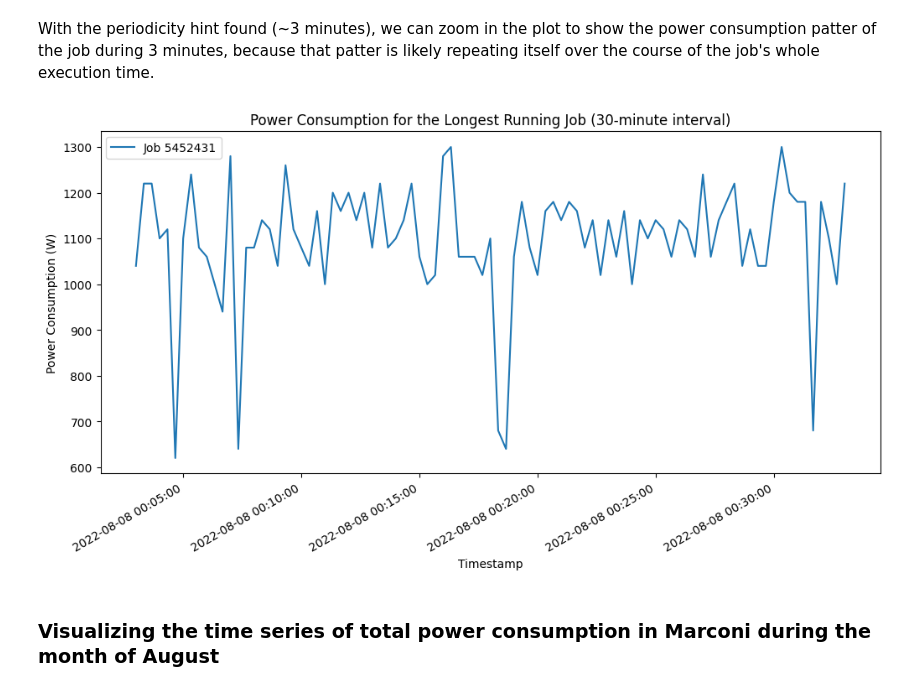
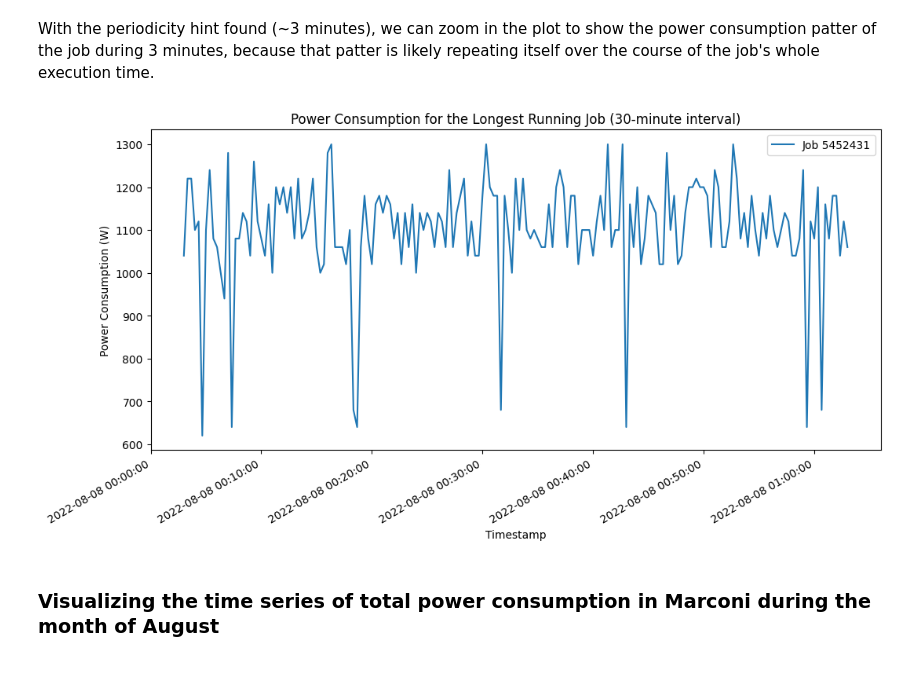
Before and after one commit to Marthyna/hpc-energy-consumption-profiling, a Jupyter notebook: notes/experiments_multinode.ipynb, the cells around one changed output. Drawn from its saved outputs; the diff is of its cells as text; code cells hidden in the pictures.

```diff
--- a/notes/experiments_multinode.ipynb
+++ b/notes/experiments_multinode.ipynb
@@ -237,20 +237,20 @@ With the periodicity hint found (~3 minutes), we can zoom in the plot to show th
 # %%
 interval_data = longest_running_job_power[
     (longest_running_job_power[timestamp_col] >= start_time) &
-    (longest_running_job_power[timestamp_col] <= start_time + pd.Timedelta(minutes=30))
+    (longest_running_job_power[timestamp_col] <= start_time + pd.Timedelta(minutes=60))
 ]
 
 plt.figure(figsize=(12, 6))
 plt.plot(interval_data[timestamp_col], interval_data[power_col], label=f'Job {longest_running_job_row["job_id"]}')
 plt.title(f'Power Consumption for the Longest Running Job (30-minute interval)')
 plt.xlabel('Timestamp')
 plt.ylabel('Power Consumption (W)')
 plt.gca().xaxis.set_major_formatter(mdates.DateFormatter('%Y-%m-%d %H:%M:%S'))
 plt.gcf().autofmt_xdate()  # Auto-format the x-axis date labels for better readability
 plt.legend()
 plt.show()
 # %% [output]
-[figure, old version]
+[figure, new version]
 # %% [markdown]
 ### Visualizing the time series of total power consumption in Marconi during the month of August
 # %%
```
Also changed, not shown: parts of 1 cell of this notebook, 2 other files.
